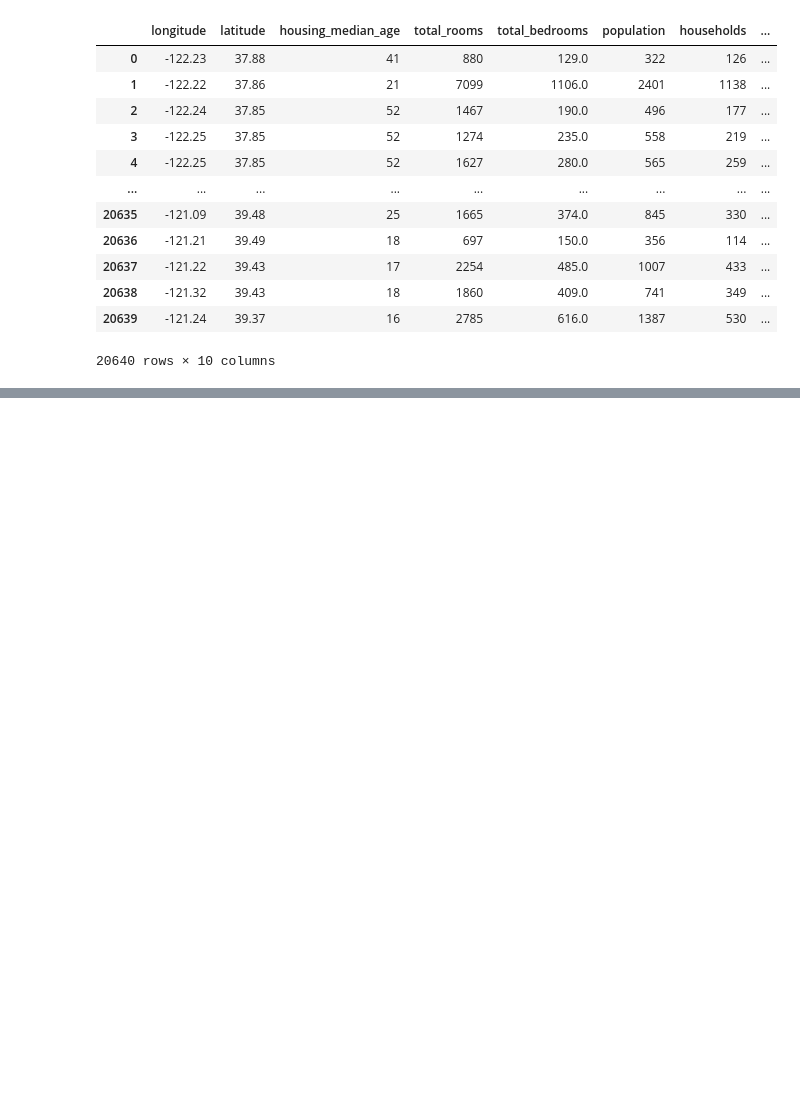
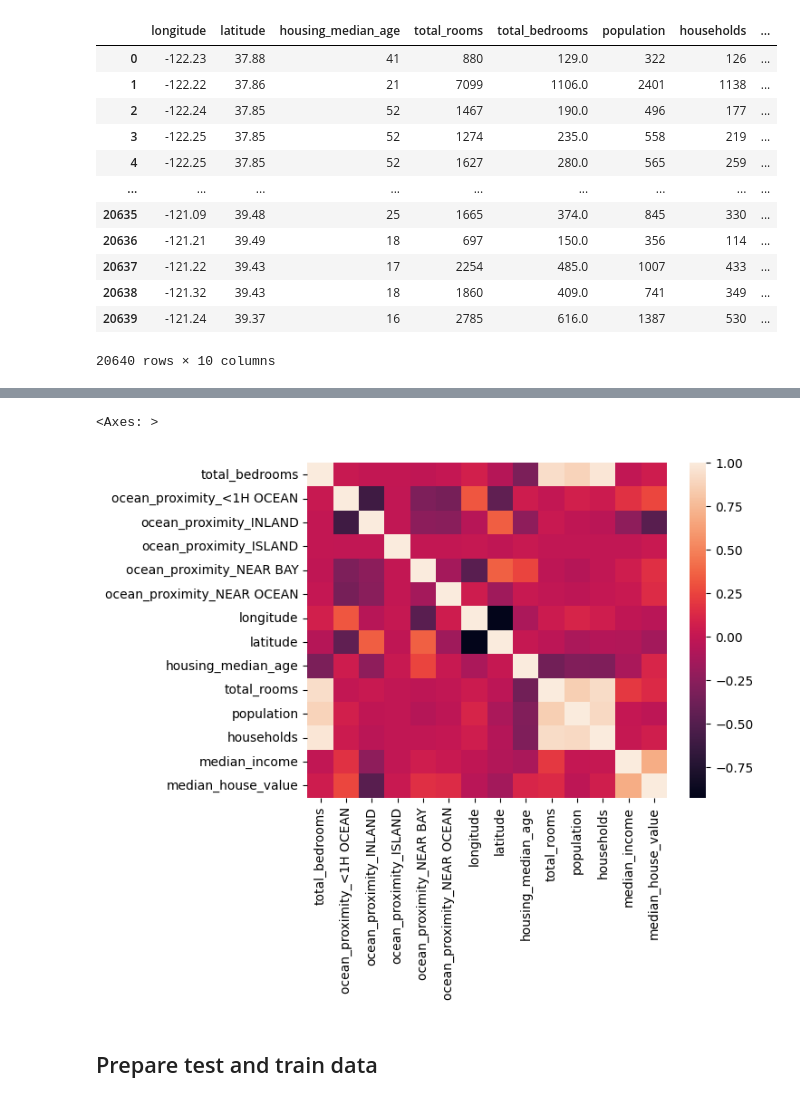
Before and after one commit to carlmig/linear-regression-house-prices, a Jupyter notebook: notebook.ipynb, the cells around one changed output, grey strips where cells are left out. Drawn from its saved outputs; the diff is of its cells as text; code cells hidden in the pictures; blank space fills up the shorter version.

```diff
--- a/notebook.ipynb
+++ b/notebook.ipynb
@@ -32,0 +79,31 @@ raw
+# %%
+# use SimpleImputer to fill-in missing values. It supports different strategies, such as: mean, median, most_frequent or constant
+imputer_bedrooms = SimpleImputer(strategy='median')
+
+# use OneHotEncoder to transform text values into numerical values
+onehot = OneHotEncoder(handle_unknown='ignore', sparse_output=False)
+
+transformer = ColumnTransformer(
+    transformers=[
+        ('impute_bedrooms', imputer_bedrooms, ['total_bedrooms']),   # apply imputer to specific columns
+        ('onehot', onehot, ['ocean_proximity'])
+    ],
+    remainder='passthrough', # all other columns remain untouched
+    verbose_feature_names_out=False # keep original column names and not add 'remainder' prefix
+)
+
+# run a pipeline with all transformers
+pipeline = Pipeline([
+    ('preprocess', transformer)
+])
+
+pipeline.set_output(transform="pandas")
+
+transformed = pipeline.fit_transform(raw)
+# %%
+sns.heatmap(transformed.corr())
+# %% [output]
+<Axes: >
+[figure, added]
+# %% [markdown]
+## Prepare test and train data
```
Also changed, not shown: parts of 7 cells of this notebook, 3 other files.
